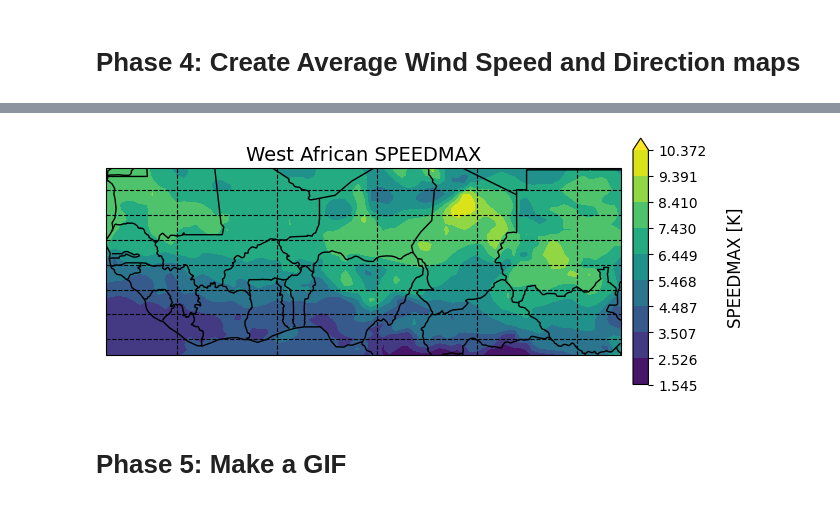
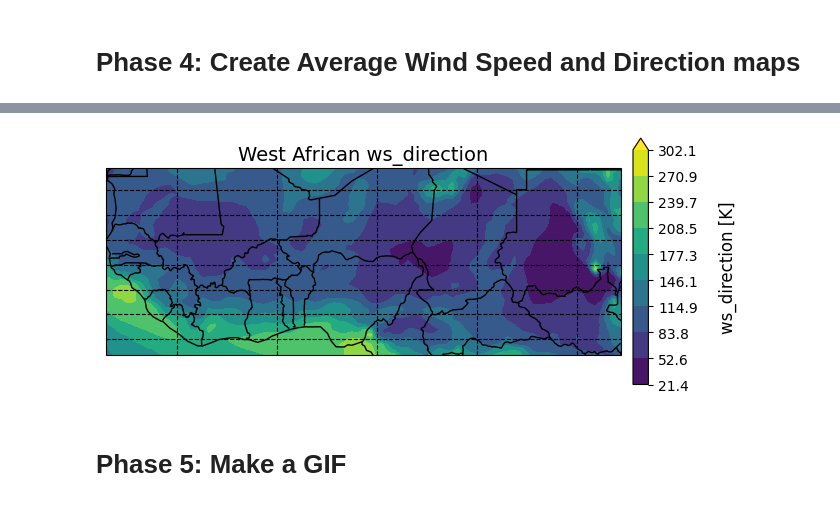
Before and after one commit to kkipngenokoech/DA-course, a Jupyter notebook: Mapping_RH_and_Wind_Speeds_in_West_Africa_(SOLVED).ipynb, the cells around one changed output, grey strips where cells are left out. Saved outputs shown, nothing was run; the diff lists cells and outputs as text; code cells hidden in the pictures.

```diff
--- a/Mapping_RH_and_Wind_Speeds_in_West_Africa_(SOLVED).ipynb
+++ b/Mapping_RH_and_Wind_Speeds_in_West_Africa_(SOLVED).ipynb
@@ -526,14 +540,14 @@ array([-2.125000e+01, -2.062500e+01, -2.000000e+01, -1.937500e+01, -1.875000e+01
 # %%
-var = 'SPEEDMAX'
+var = 'ws_direction'
 
 fig, ax = create_average_map(
     harm[var],
     title=f'West African {var}',
     label_name=f'{var} [K]'
 )
 plt.show()
 # %% [output]
-[figure, old version]
+[figure, new version]
 # %% [markdown]
 # Phase 5: Make a GIF
 # %%
```
Also changed, not shown: parts of 5 cells of this notebook.
